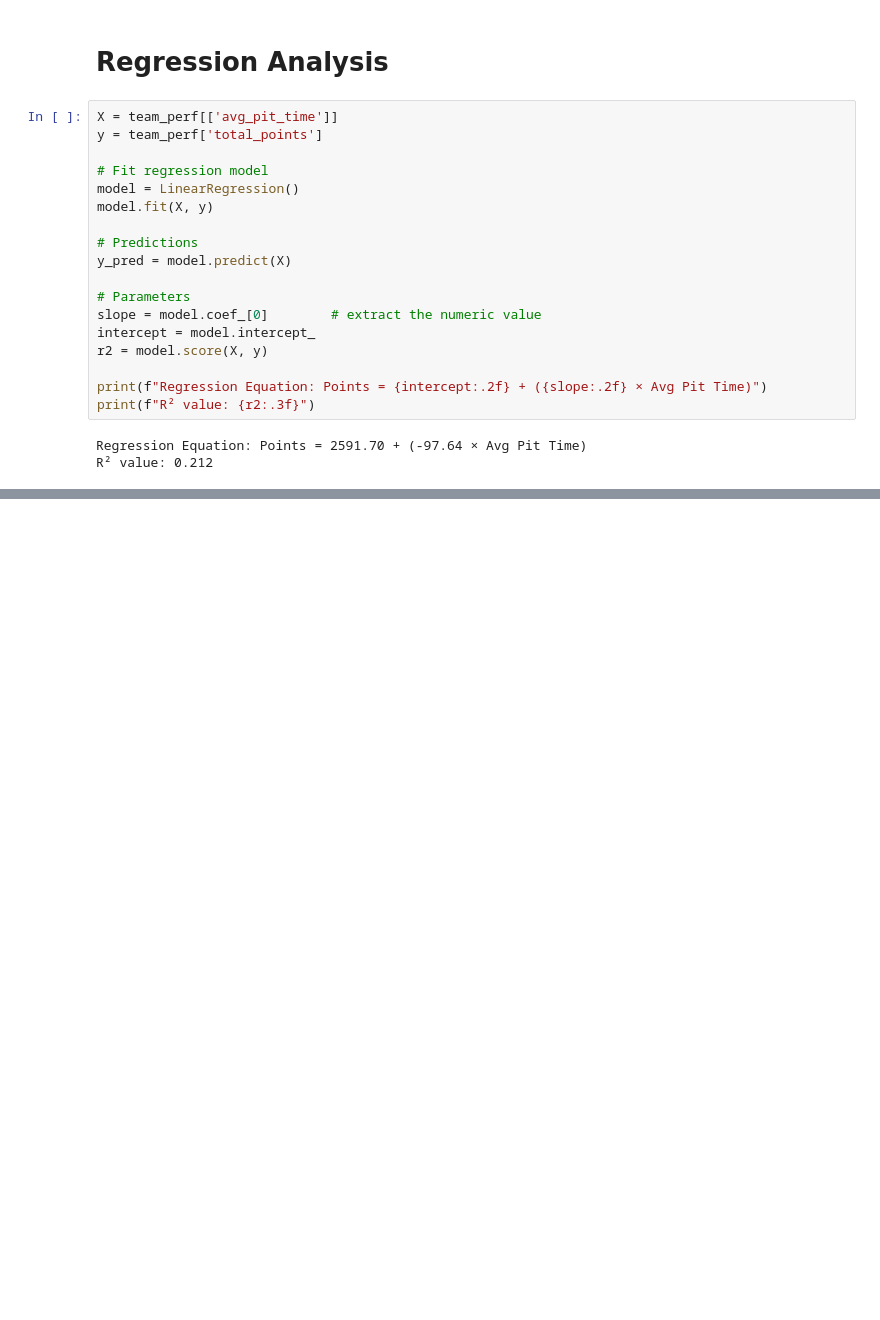
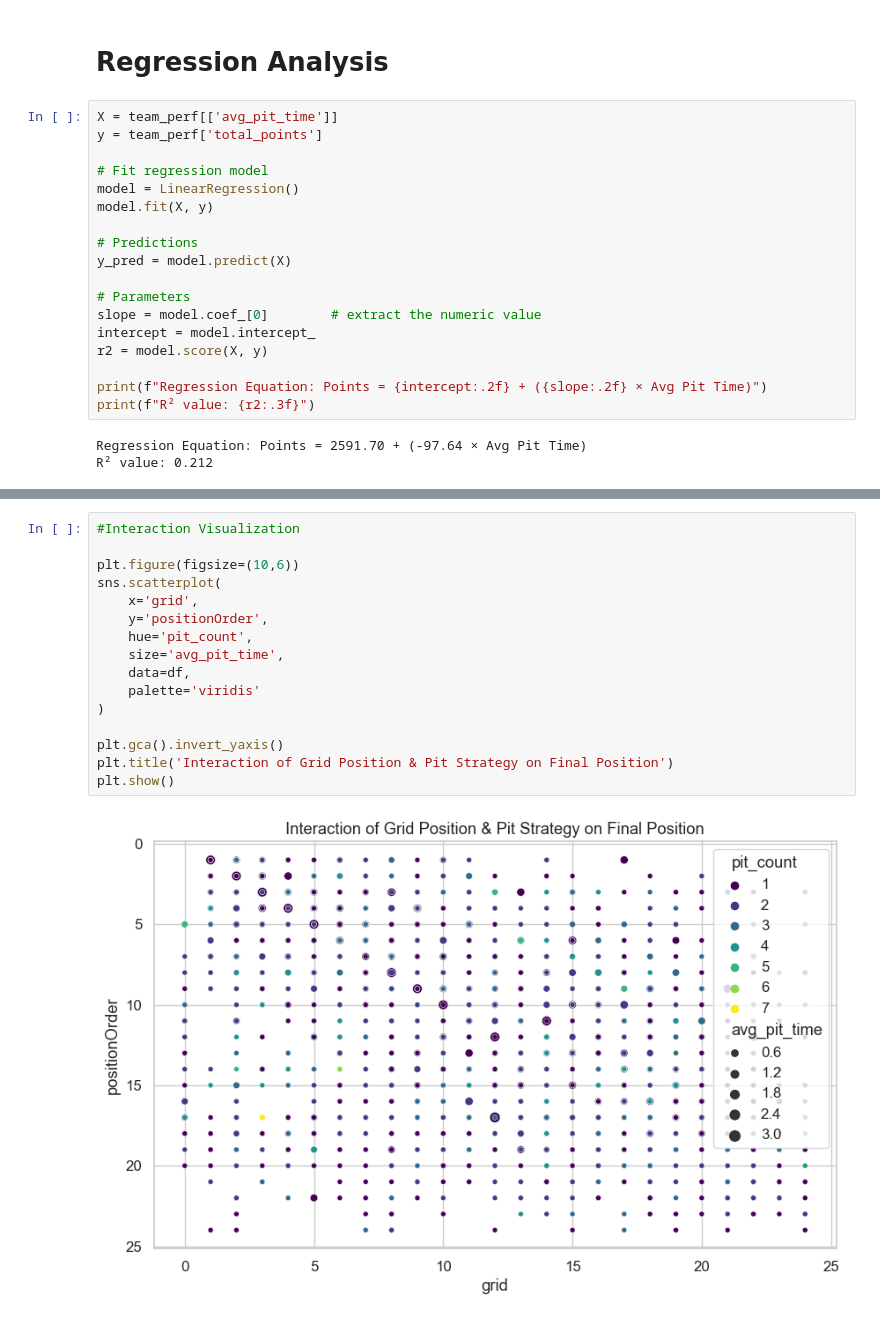
Before and after one commit to mahaejaz2699/Dissertation, a Jupyter notebook: data.ipynb, the cells around one changed output, grey strips where cells are left out. Cells and saved outputs as stored; diff of their text form; blank space fills up the shorter version.

```diff
--- a/data.ipynb
+++ b/data.ipynb
@@ -2443,0 +2582,18 @@ In contrast, circuits such as the Red Bull Ring, Autódromo do Algarve and Autó
+# %%
+#Interaction Visualization
+
+plt.figure(figsize=(10,6))
+sns.scatterplot(
+    x='grid',
+    y='positionOrder',
+    hue='pit_count',
+    size='avg_pit_time',
+    data=df,
+    palette='viridis'
+)
+
+plt.gca().invert_yaxis()
+plt.title('Interaction of Grid Position & Pit Strategy on Final Position')
+plt.show()
+# %% [output]
+[figure, added]
```
Also changed, not shown: parts of 93 cells of this notebook, 1 other file.
